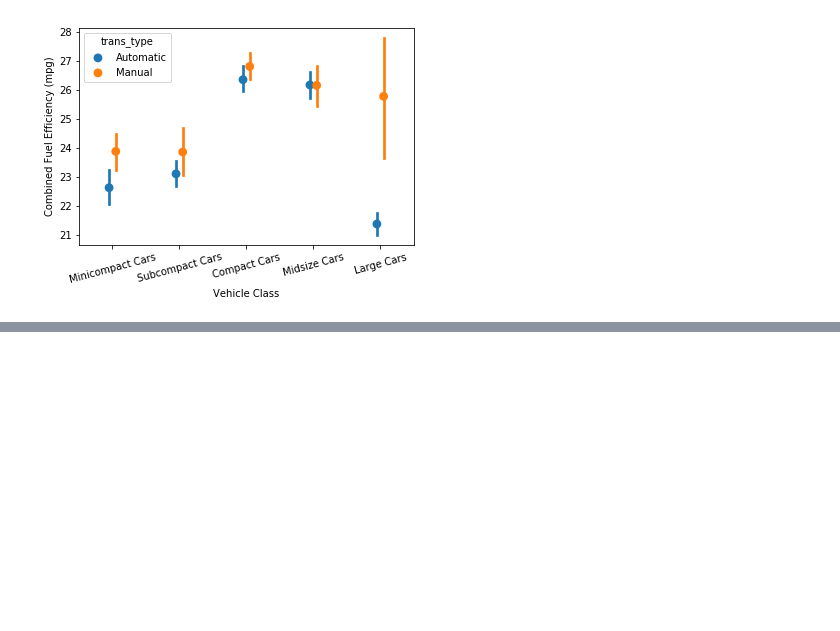
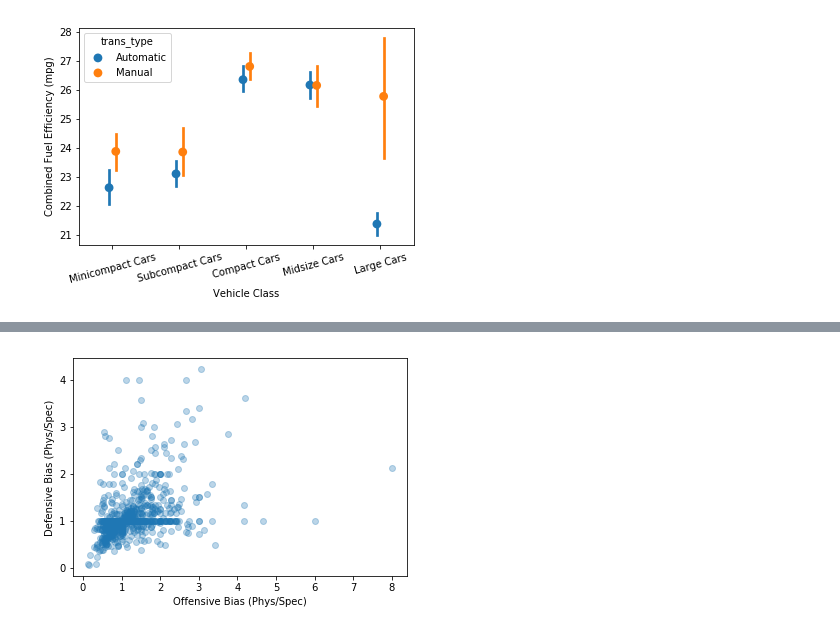
Before and after one commit to deepaksithu/Multivariate_Exploration_of_Data_Notes, a Jupyter notebook: Multivariate_Visualizations.ipynb, the cells around one changed output, grey strips where cells are left out. Drawn from its saved outputs; the diff is of its cells as text; code cells hidden in the pictures; blank space fills up the shorter version.

```diff
--- a/Multivariate_Visualizations.ipynb
+++ b/Multivariate_Visualizations.ipynb
@@ -274,0 +319,7 @@ plt.ylabel('Combined Fuel Efficiency (mpg)');
+# %%
+# create scatter plot comparing attack ratio to defense ratio
+plt.scatter(data = pokemon, x = 'atk_ratio', y = 'def_ratio', alpha = 0.3)
+plt.xlabel('Offensive Bias (Phys/Spec)')
+plt.ylabel('Defensive Bias (Phys/Spec)');
+# %% [output]
+[figure, added]
```
Also changed, not shown: parts of 9 cells of this notebook, 1 other file.
